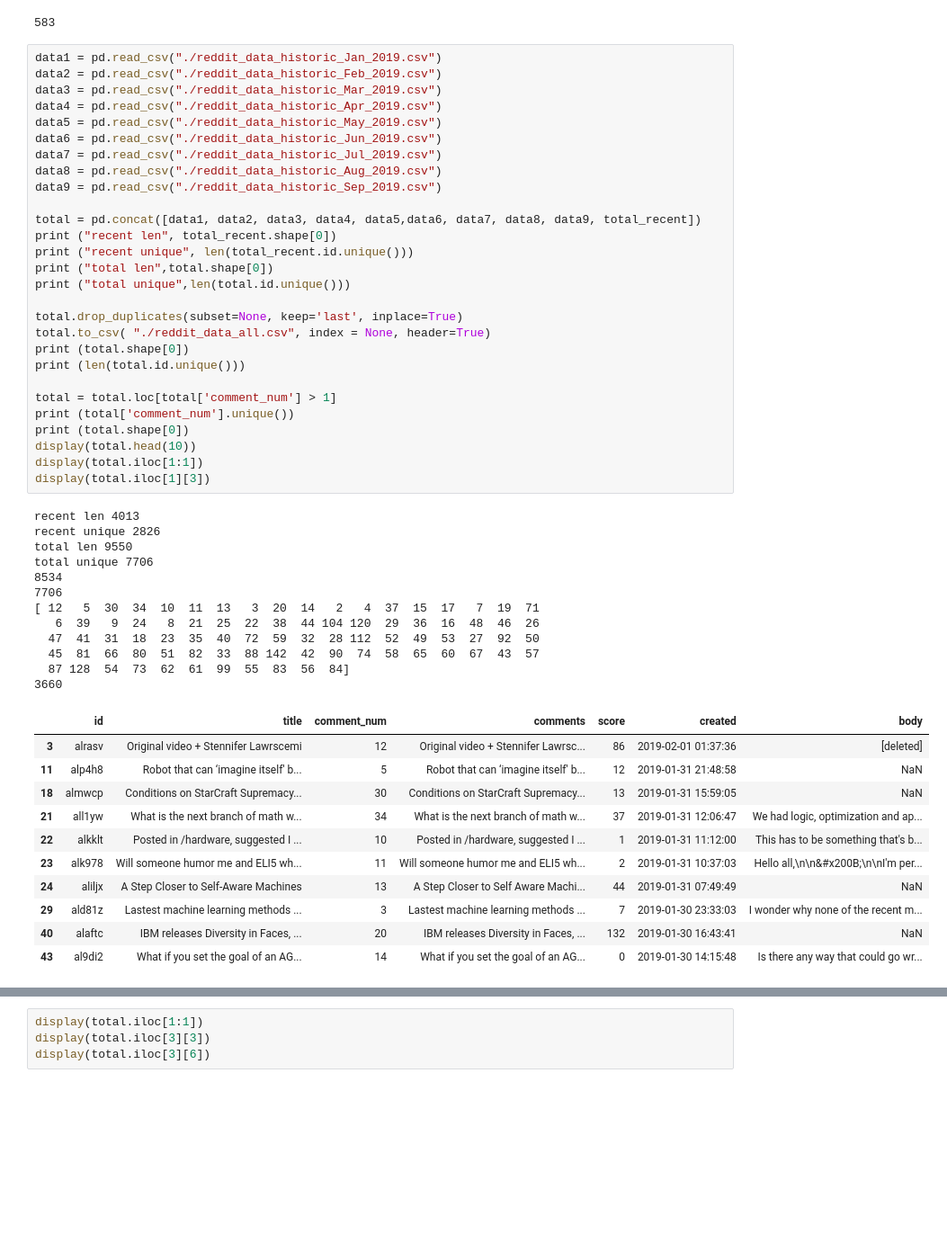
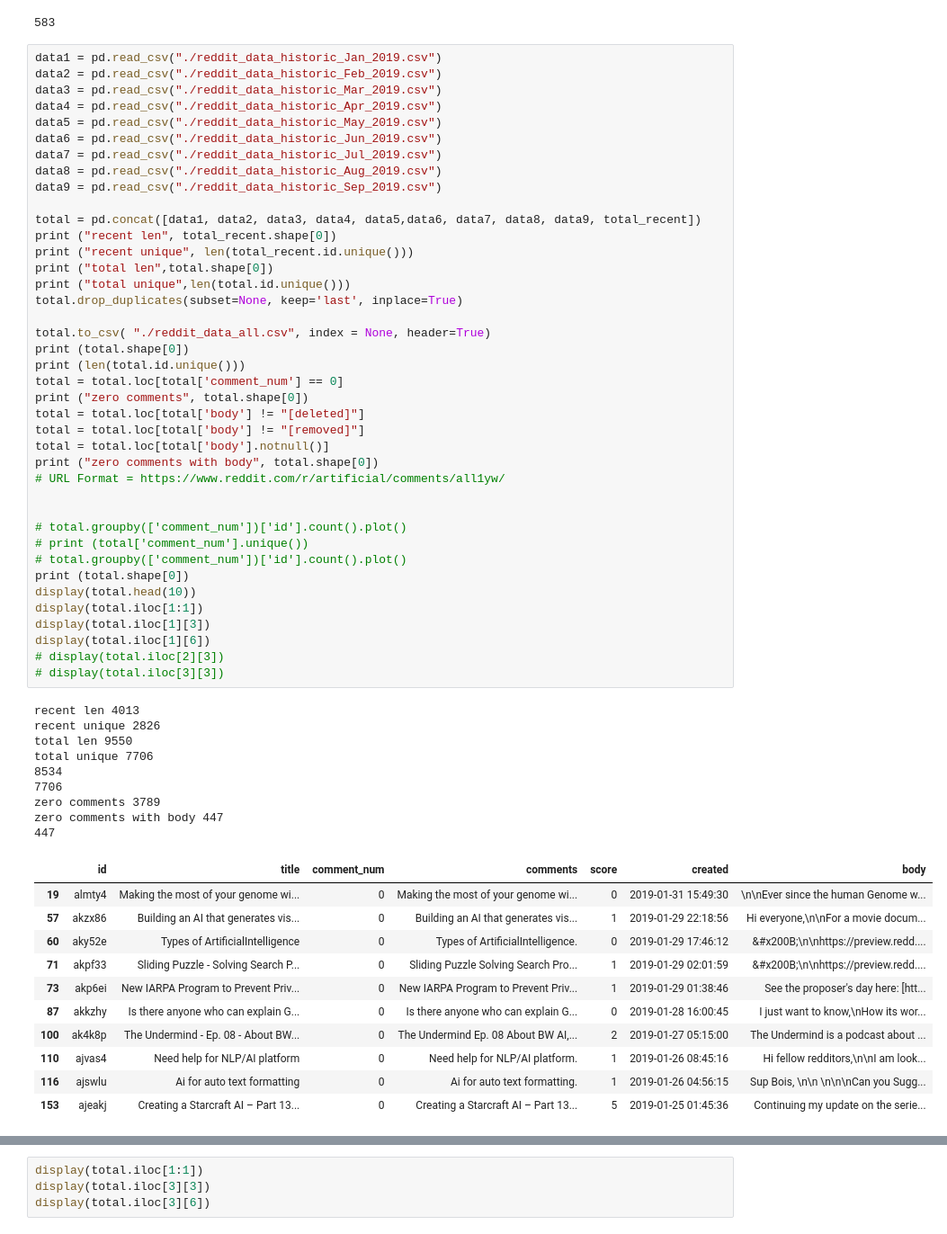
Before and after one commit to aideenf/AIVC, a Jupyter notebook: cp_wssc/Reddit_AI_content_scraping.ipynb, the cells around one changed output, grey strips where cells are left out. Shown at 90% size. Cells and saved outputs as stored; diff of their text form; blank space fills up the shorter version.

```diff
--- a/cp_wssc/Reddit_AI_content_scraping.ipynb
+++ b/cp_wssc/Reddit_AI_content_scraping.ipynb
@@ -333,50 +343,59 @@ data2 = pd.read_csv("./reddit_data_historic_Feb_2019.csv")
 data3 = pd.read_csv("./reddit_data_historic_Mar_2019.csv")
 data4 = pd.read_csv("./reddit_data_historic_Apr_2019.csv")
 data5 = pd.read_csv("./reddit_data_historic_May_2019.csv")
 data6 = pd.read_csv("./reddit_data_historic_Jun_2019.csv")
 data7 = pd.read_csv("./reddit_data_historic_Jul_2019.csv")
 data8 = pd.read_csv("./reddit_data_historic_Aug_2019.csv")
 data9 = pd.read_csv("./reddit_data_historic_Sep_2019.csv")
 
 total = pd.concat([data1, data2, data3, data4, data5,data6, data7, data8, data9, total_recent])
 print ("recent len", total_recent.shape[0])
 print ("recent unique", len(total_recent.id.unique()))
 print ("total len",total.shape[0])
 print ("total unique",len(total.id.unique()))
+total.drop_duplicates(subset=None, keep='last', inplace=True)
 
-total.drop_duplicates(subset=None, keep='last', inplace=True)
 total.to_csv( "./reddit_data_all.csv", index = None, header=True)
 print (total.shape[0])
 print (len(total.id.unique()))
+total = total.loc[total['comment_num'] == 0]
+print ("zero comments", total.shape[0])
+total = total.loc[total['body'] != "[deleted]"]
+total = total.loc[total['body'] != "[removed]"]
+total = total.loc[total['body'].notnull()]
+print ("zero comments with body", total.shape[0])
+# URL Format = https://www.reddit.com/r/artificial/comments/all1yw/
 
-total = total.loc[total['comment_num'] > 1]
-print (total['comment_num'].unique())
+
+# total.groupby(['comment_num'])['id'].count().plot()
+# print (total['comment_num'].unique())
+# total.groupby(['comment_num'])['id'].count().plot()
 print (total.shape[0])
 display(total.head(10))
 display(total.iloc[1:1])
 display(total.iloc[1][3])
+display(total.iloc[1][6])
+# display(total.iloc[2][3])
+# display(total.iloc[3][3])
 # %% [output]
 recent len 4013
 recent unique 2826
 total len 9550
 total unique 7706
 8534
 7706
-[ 12   5  30  34  10  11  13   3  20  14   2   4  37  15  17   7  19  71
-   6  39   9  24   8  21  25  22  38  44 104 120  29  36  16  48  46  26
-  47  41  31  18  23  35  40  72  59  32  28 112  52  49  53  27  92  50
-  45  81  66  80  51  82  33  88 142  42  90  74  58  65  60  67  43  57
-  87 128  54  73  62  61  99  55  83  56  84]
-3660
+zero comments 3789
+zero comments with body 447
+447
 |  | id | title | comment_num | comments | score | created | body |
-| 3 | alrasv | Original video + Stennifer Lawrscemi | 12 | Original video + Stennifer Lawrsc... | 86 | 2019-02-01 01:37:36 | [deleted] |
-| 11 | alp4h8 | Robot that can ‘imagine itself' b... | 5 | Robot that can ‘imagine itself' b... | 12 | 2019-01-31 21:48:58 | NaN |
-| 18 | almwcp | Conditions on StarCraft Supremacy... | 30 | Conditions on StarCraft Supremacy... | 13 | 2019-01-31 15:59:05 | NaN |
-| 21 | all1yw | What is the next branch of math w... | 34 | What is the next branch of math w... | 37 | 2019-01-31 12:06:47 | We had logic, optimization and ap... |
-| 22 | alkklt | Posted in /hardware, suggested I ... | 10 | Posted in /hardware, suggested I ... | 1 | 2019-01-31 11:12:00 | This has to be something that's b... |
-| 23 | alk978 | Will someone humor me and ELI5 wh... | 11 | Will someone humor me and ELI5 wh... | 2 | 2019-01-31 10:37:03 | Hello all,\n\n&#x200B;\n\nI'm per... |
-| 24 | aliljx | A Step Closer to Self-Aware Machines | 13 | A Step Closer to Self Aware Machi... | 44 | 2019-01-31 07:49:49 | NaN |
-| 29 | ald81z | Lastest machine learning methods ... | 3 | Lastest machine learning methods ... | 7 | 2019-01-30 23:33:03 | I wonder why none of the recent m... |
-| 40 | alaftc | IBM releases Diversity in Faces, ... | 20 | IBM releases Diversity in Faces, ... | 132 | 2019-01-30 16:43:41 | NaN |
-| 43 | al9di2 | What if you set the goal of an AG... | 14 | What if you set the goal of an AG... | 0 | 2019-01-30 14:15:48 | Is there any way that could go wr... |
+| 19 | almty4 | Making the most of your genome wi... | 0 | Making the most of your genome wi... | 0 | 2019-01-31 15:49:30 | \n\nEver since the human Genome w... |
+| 57 | akzx86 | Building an AI that generates vis... | 0 | Building an AI that generates vis... | 1 | 2019-01-29 22:18:56 | Hi everyone,\n\nFor a movie docum... |
+| 60 | aky52e | Types of ArtificialIntelligence | 0 | Types of ArtificialIntelligence. | 0 | 2019-01-29 17:46:12 | &#x200B;\n\nhttps://preview.redd.... |
+| 71 | akpf33 | Sliding Puzzle - Solving Search P... | 0 | Sliding Puzzle Solving Search Pro... | 1 | 2019-01-29 02:01:59 | &#x200B;\n\nhttps://preview.redd.... |
+| 73 | akp6ei | New IARPA Program to Prevent Priv... | 0 | New IARPA Program to Prevent Priv... | 1 | 2019-01-29 01:38:46 | See the proposer's day here: [htt... |
+| 87 | akkzhy | Is there anyone who can explain G... | 0 | Is there anyone who can explain G... | 0 | 2019-01-28 16:00:45 | I just want to know,\nHow its wor... |
+| 100 | ak4k8p | The Undermind - Ep. 08 - About BW... | 0 | The Undermind Ep. 08 About BW AI,... | 2 | 2019-01-27 05:15:00 | The Undermind is a podcast about ... |
+| 110 | ajvas4 | Need help for NLP/AI platform | 0 | Need help for NLP/AI platform. | 1 | 2019-01-26 08:45:16 | Hi fellow redditors,\n\nI am look... |
+| 116 | ajswlu | Ai for auto text formatting | 0 | Ai for auto text formatting. | 1 | 2019-01-26 04:56:15 | Sup Bois, \n\n \n\n\nCan you Sugg... |
+| 153 | ajeakj | Creating a Starcraft AI – Part 13... | 0 | Creating a Starcraft AI – Part 13... | 5 | 2019-01-25 01:45:36 | Continuing my update on the serie... |
 |  | id | title | comment_num | comments | score | created | body |
```
Also changed, not shown: parts of 3 cells of this notebook, 3 other files.
